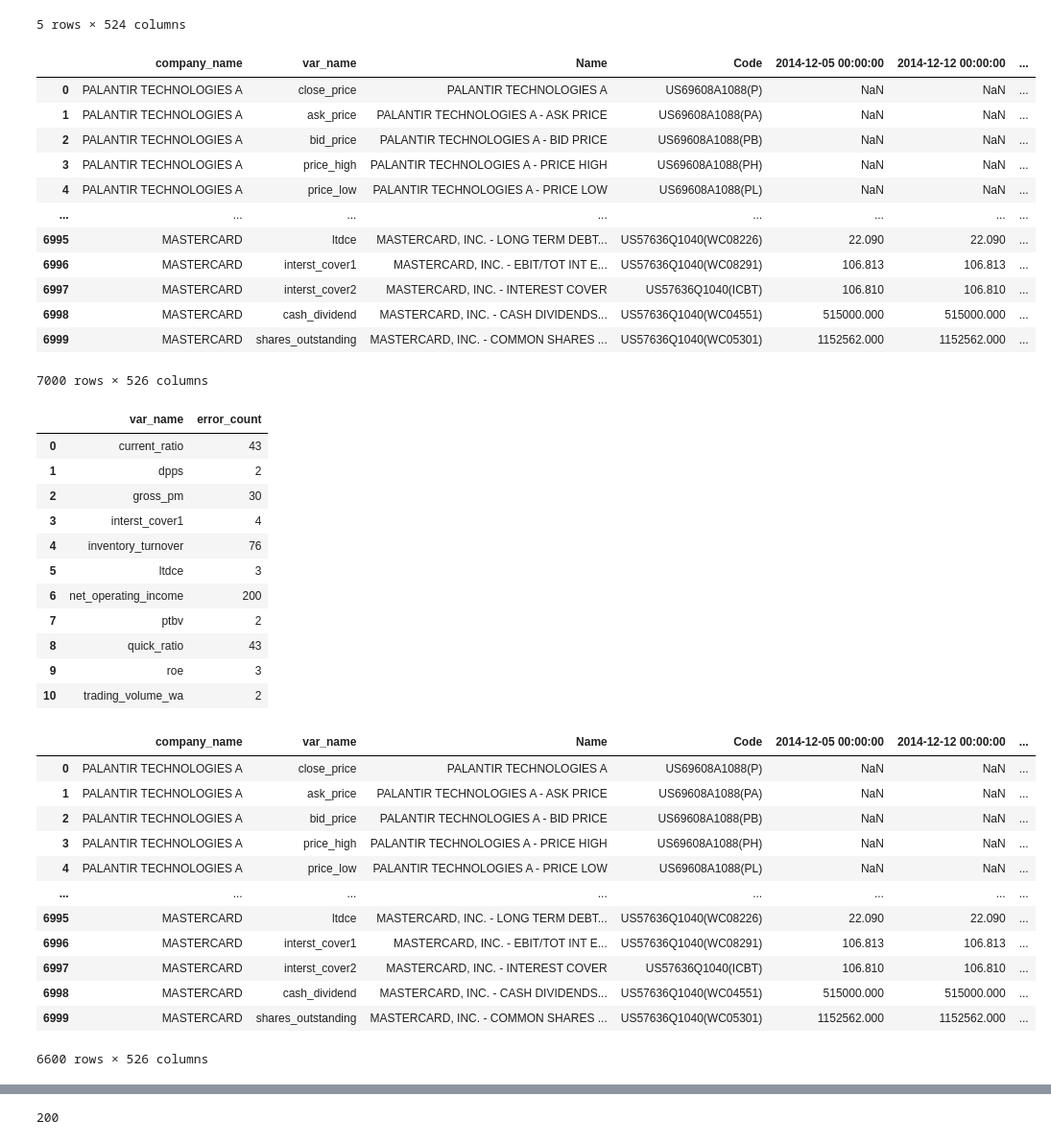
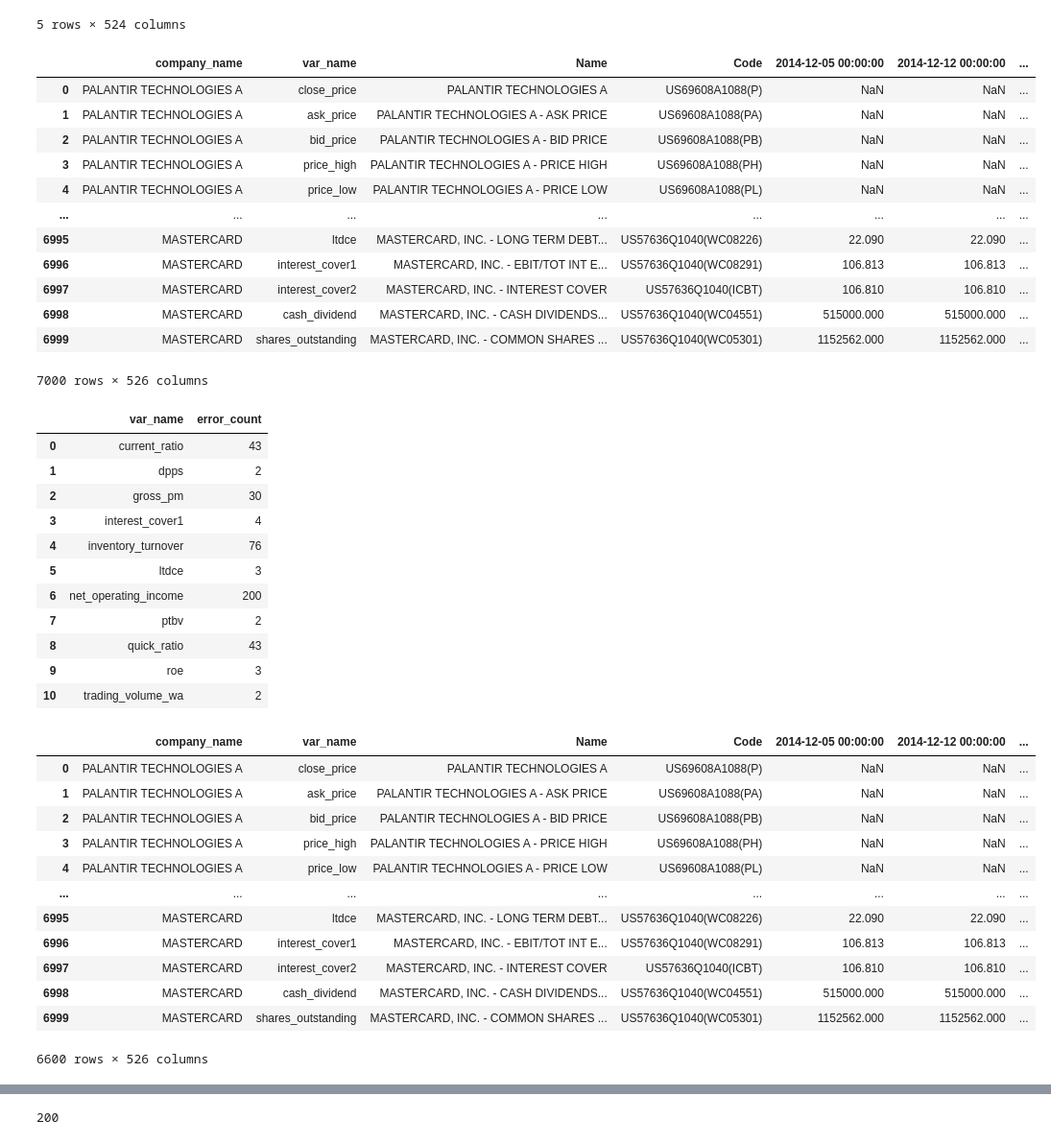
Before and after one commit to kaki1995/Project_Applying-AI-and-Large-Language-Models-in-Stock-Investment, a Jupyter notebook: Campus Challenge.ipynb, the cells around one changed output, grey strips where cells are left out. Shown: that part at 96% size. Drawn from its saved outputs; the diff is of its cells as text; code cells hidden in the pictures.

```diff
--- a/Campus Challenge.ipynb
+++ b/Campus Challenge.ipynb
@@ -145,36 +149,36 @@ df['company_name'] = df['company_name'].ffill()
 # Create a new column 'var_name' and set it to None
 df['var_name'] = None
 
 # Create a list of 35 different variables
 variables = ["close_price", "ask_price", "bid_price", "price_high", "price_low", "price_open",
              "turnover_value", "turnover_volume", "number_trades", "vwap", "trading_volume_wa",
              "total_return", "pe", "ptbv", "dividend_yield", "operating_pm", "gross_pm",
              "net_operating_income", "net_income", "roe", "roic", "roa", "ebit", "ebitda", "dpps",
              "current_ratio", "quick_ratio", "inventory_turnover", "asset_turnover",
-             "tdce", "ltdce", "interst_cover1", "interst_cover2", "cash_dividend", "shares_outstanding"]
+             "tdce", "ltdce", "interest_cover1", "interest_cover2", "cash_dividend", "shares_outstanding"]
 
 # Iterate over every 35 rows to assign variable names
 for start in range(0, len(df), 35):
     # Assign variable names to the 'var_name' column for the current block
     var_names_to_assign = variables[:len(df.loc[start:start+34])]
     df.loc[start:start+34, 'var_name'] = var_names_to_assign
 
 # Move 'company_name' and 'var_name' to the correct positions
 df = df[['company_name', 'var_name'] + [col for col in df.columns if col not in ['company_name', 'var_name']]]
 
 # View the resulting DataFrame
 df
 # %% [output]
 |  | company_name | var_name | Name | Code | 2014-12-05 00:00:00 | 2014-12-12 00:00:00 | ... |
 | 0 | PALANTIR TECHNOLOGIES A | close_price | PALANTIR TECHNOLOGIES A | US69608A1088(P) | NaN | NaN | ... |
 | 1 | PALANTIR TECHNOLOGIES A | ask_price | PALANTIR TECHNOLOGIES A - ASK PRICE | US69608A1088(PA) | NaN | NaN | ... |
 | 2 | PALANTIR TECHNOLOGIES A | bid_price | PALANTIR TECHNOLOGIES A - BID PRICE | US69608A1088(PB) | NaN | NaN | ... |
 | 3 | PALANTIR TECHNOLOGIES A | price_high | PALANTIR TECHNOLOGIES A - PRICE HIGH | US69608A1088(PH) | NaN | NaN | ... |
 | 4 | PALANTIR TECHNOLOGIES A | price_low | PALANTIR TECHNOLOGIES A - PRICE LOW | US69608A1088(PL) | NaN | NaN | ... |
 | ... | ... | ... | ... | ... | ... | ... | ... |
 | 6995 | MASTERCARD | ltdce | MASTERCARD, INC. - LONG TERM DEBT... | US57636Q1040(WC08226) | 22.090 | 22.090 | ... |
-| 6996 | MASTERCARD | interst_cover1 | MASTERCARD, INC. - EBIT/TOT INT E... | US57636Q1040(WC08291) | 106.813 | 106.813 | ... |
-| 6997 | MASTERCARD | interst_cover2 | MASTERCARD, INC. - INTEREST COVER | US57636Q1040(ICBT) | 106.810 | 106.810 | ... |
+| 6996 | MASTERCARD | interest_cover1 | MASTERCARD, INC. - EBIT/TOT INT E... | US57636Q1040(WC08291) | 106.813 | 106.813 | ... |
+| 6997 | MASTERCARD | interest_cover2 | MASTERCARD, INC. - INTEREST COVER | US57636Q1040(ICBT) | 106.810 | 106.810 | ... |
 | 6998 | MASTERCARD | cash_dividend | MASTERCARD, INC. - CASH DIVIDENDS... | US57636Q1040(WC04551) | 515000.000 | 515000.000 | ... |
 | 6999 | MASTERCARD | shares_outstanding | MASTERCARD, INC. - COMMON SHARES ... | US57636Q1040(WC05301) | 1152562.000 | 1152562.000 | ... |
 7000 rows × 526 columns
@@ -194,7 +198,7 @@ error_counts
 | 0 | current_ratio | 43 |
 | 1 | dpps | 2 |
 | 2 | gross_pm | 30 |
-| 3 | interst_cover1 | 4 |
+| 3 | interest_cover1 | 4 |
 | 4 | inventory_turnover | 76 |
 | 5 | ltdce | 3 |
 | 6 | net_operating_income | 200 |
@@ -222,8 +226,8 @@ df                         # Two variables(inventory_turnover and net_operating_
 | 4 | PALANTIR TECHNOLOGIES A | price_low | PALANTIR TECHNOLOGIES A - PRICE LOW | US69608A1088(PL) | NaN | NaN | ... |
 | ... | ... | ... | ... | ... | ... | ... | ... |
 | 6995 | MASTERCARD | ltdce | MASTERCARD, INC. - LONG TERM DEBT... | US57636Q1040(WC08226) | 22.090 | 22.090 | ... |
-| 6996 | MASTERCARD | interst_cover1 | MASTERCARD, INC. - EBIT/TOT INT E... | US57636Q1040(WC08291) | 106.813 | 106.813 | ... |
-| 6997 | MASTERCARD | interst_cover2 | MASTERCARD, INC. - INTEREST COVER | US57636Q1040(ICBT) | 106.810 | 106.810 | ... |
+| 6996 | MASTERCARD | interest_cover1 | MASTERCARD, INC. - EBIT/TOT INT E... | US57636Q1040(WC08291) | 106.813 | 106.813 | ... |
+| 6997 | MASTERCARD | interest_cover2 | MASTERCARD, INC. - INTEREST COVER | US57636Q1040(ICBT) | 106.810 | 106.810 | ... |
 | 6998 | MASTERCARD | cash_dividend | MASTERCARD, INC. - CASH DIVIDENDS... | US57636Q1040(WC04551) | 515000.000 | 515000.000 | ... |
 | 6999 | MASTERCARD | shares_outstanding | MASTERCARD, INC. - COMMON SHARES ... | US57636Q1040(WC05301) | 1152562.000 | 1152562.000 | ... |
 6600 rows × 526 columns
```
Also changed, not shown: parts of 24 cells of this notebook.
